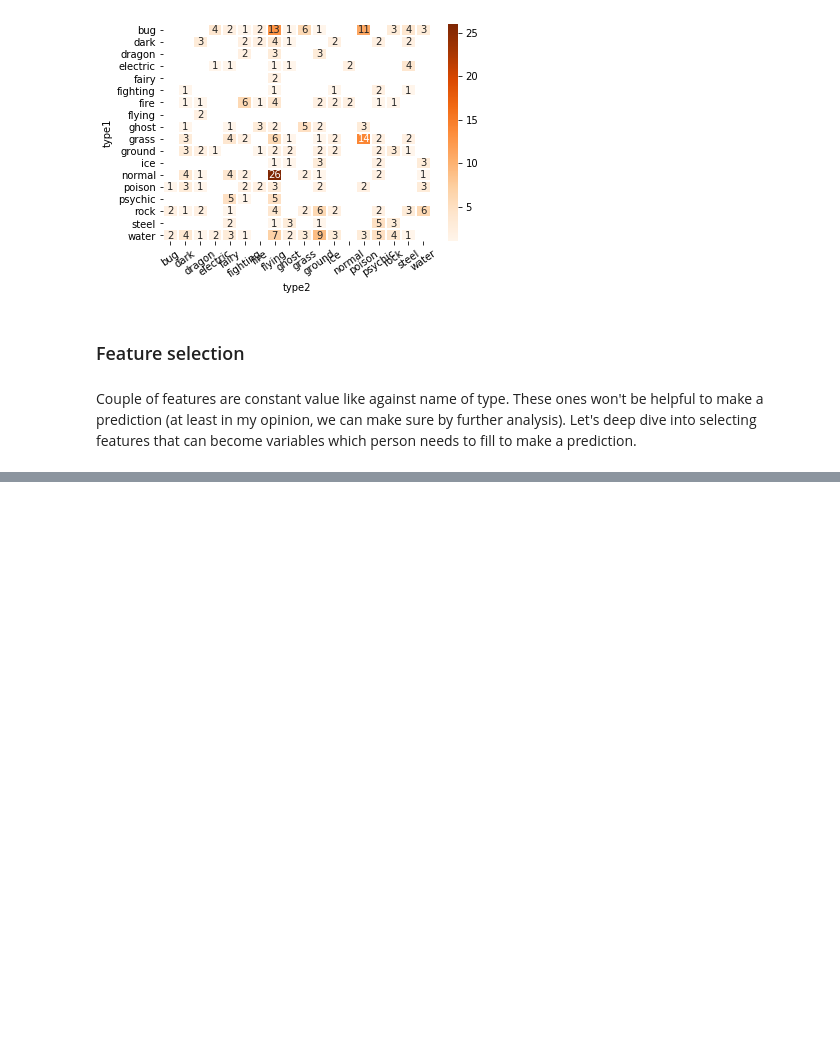
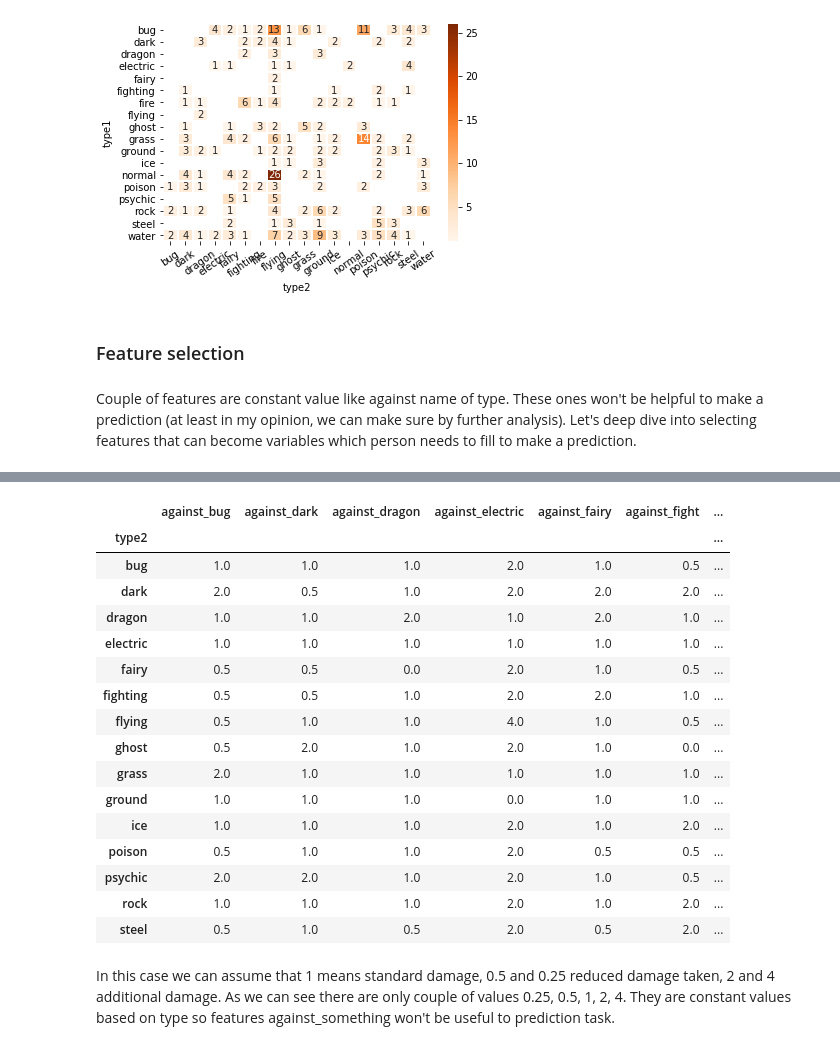
Before and after one commit to darszam/WhatMakesPokemonLegendary, a Jupyter notebook: WhatMakesPokemonLegendary.ipynb, the cells around one changed output, grey strips where cells are left out. Saved outputs shown, nothing was run; the diff lists cells and outputs as text; code cells hidden in the pictures; blank space fills up the shorter version.

Commit message:
Feature selection - against_type analysis

```diff
--- a/WhatMakesPokemonLegendary.ipynb
+++ b/WhatMakesPokemonLegendary.ipynb
@@ -385,0 +429,24 @@ Couple of features are constant value like against name of type. These ones won'
+# %%
+df = pokemon_dataset.groupby(['type1','type2']).agg({'against_bug':'mean','against_dark':'mean','against_dragon':'mean','against_electric':'mean','against_fairy':'mean','against_fight':'mean','against_fire':'mean','against_flying':'mean','against_ghost':'mean','against_grass':'mean','against_ground':'mean','against_ice':'mean','against_normal':'mean','against_poison':'mean','against_psychic':'mean','against_rock':'mean','against_steel':'mean','against_water':'mean',})
+# %%
+df.loc['water']
+# %% [output]
+|  | against_bug | against_dark | against_dragon | against_electric | against_fairy | against_fight | ... |
+| type2 |  |  |  |  |  |  | ... |
+| bug | 1.0 | 1.0 | 1.0 | 2.0 | 1.0 | 0.5 | ... |
+| dark | 2.0 | 0.5 | 1.0 | 2.0 | 2.0 | 2.0 | ... |
+| dragon | 1.0 | 1.0 | 2.0 | 1.0 | 2.0 | 1.0 | ... |
+| electric | 1.0 | 1.0 | 1.0 | 1.0 | 1.0 | 1.0 | ... |
+| fairy | 0.5 | 0.5 | 0.0 | 2.0 | 1.0 | 0.5 | ... |
+| fighting | 0.5 | 0.5 | 1.0 | 2.0 | 2.0 | 1.0 | ... |
+| flying | 0.5 | 1.0 | 1.0 | 4.0 | 1.0 | 0.5 | ... |
+| ghost | 0.5 | 2.0 | 1.0 | 2.0 | 1.0 | 0.0 | ... |
+| grass | 2.0 | 1.0 | 1.0 | 1.0 | 1.0 | 1.0 | ... |
+| ground | 1.0 | 1.0 | 1.0 | 0.0 | 1.0 | 1.0 | ... |
+| ice | 1.0 | 1.0 | 1.0 | 2.0 | 1.0 | 2.0 | ... |
+| poison | 0.5 | 1.0 | 1.0 | 2.0 | 0.5 | 0.5 | ... |
+| psychic | 2.0 | 2.0 | 1.0 | 2.0 | 1.0 | 0.5 | ... |
+| rock | 1.0 | 1.0 | 1.0 | 2.0 | 1.0 | 2.0 | ... |
+| steel | 0.5 | 1.0 | 0.5 | 2.0 | 0.5 | 2.0 | ... |
+# %% [markdown]
+In this case we can assume that 1 means standard damage, 0.5 and 0.25 reduced damage taken, 2 and 4 additional damage. As we can see there are only couple of values 0.25, 0.5, 1, 2, 4. They are constant values based on type so features against_something won't be useful to prediction task.
```
Also changed, not shown: parts of 4 cells of this notebook.
